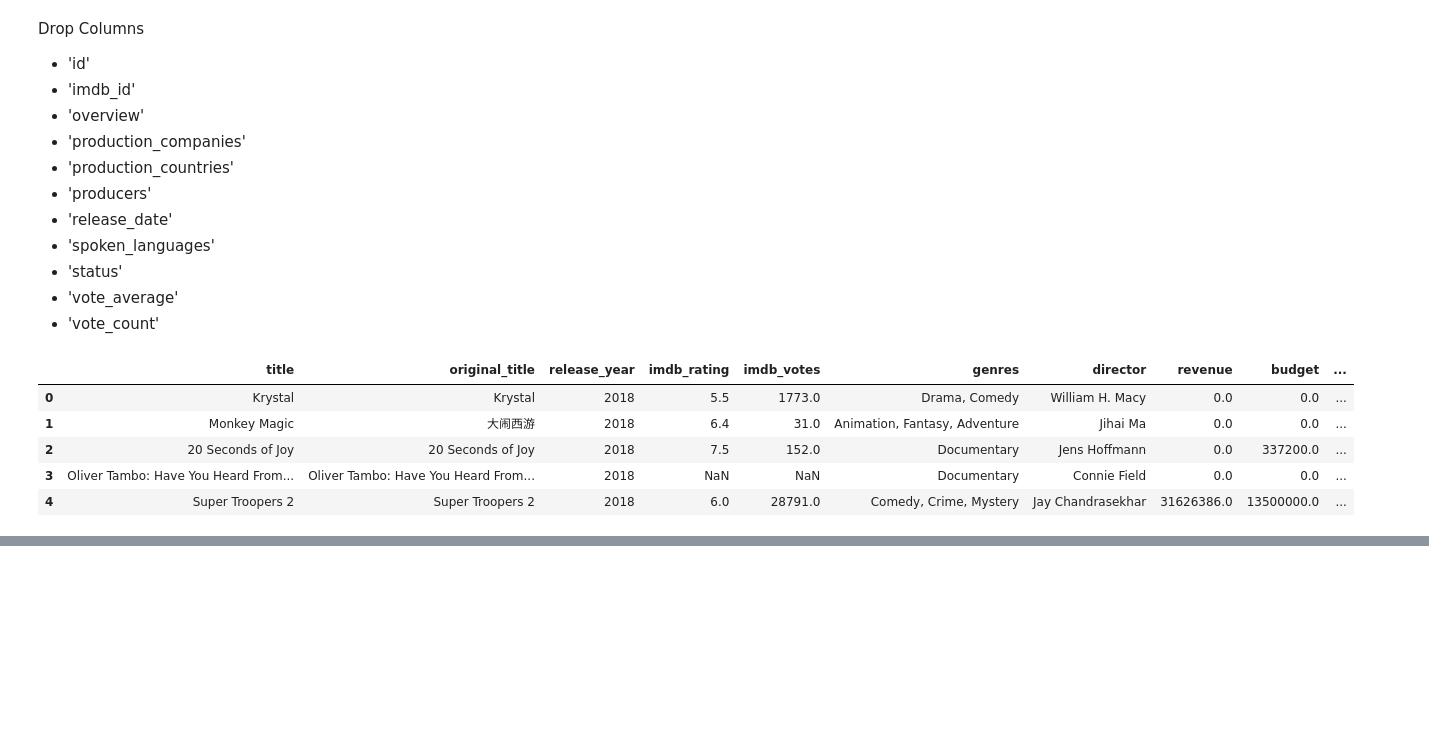
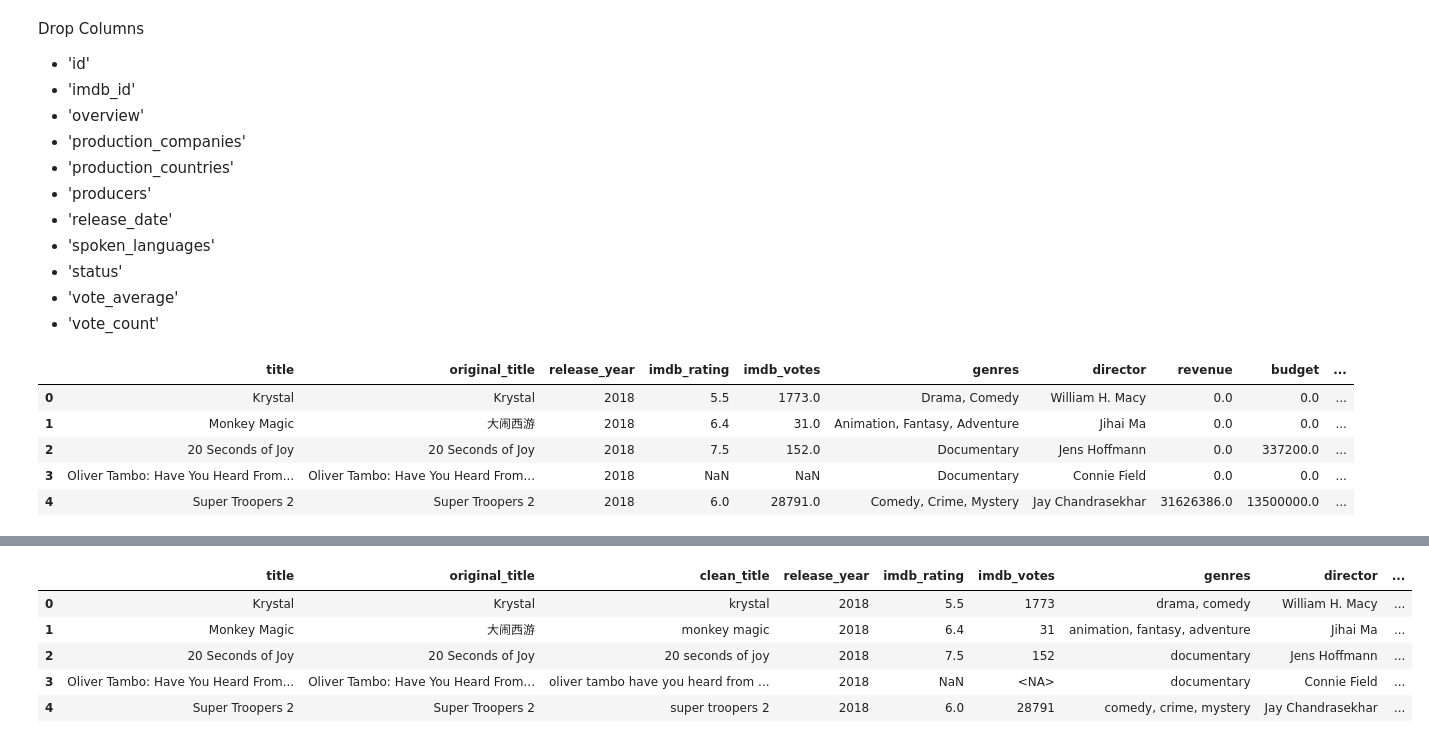
Before and after one commit to bruhu/film-sentiment-analysis, a Jupyter notebook: notebooks/tmdb_data.ipynb, the cells around one changed output, grey strips where cells are left out. Saved outputs shown, nothing was run; the diff lists cells and outputs as text; code cells hidden in the pictures; blank space fills up the shorter version.

Commit message:
floats to integers

```diff
--- a/notebooks/tmdb_data.ipynb
+++ b/notebooks/tmdb_data.ipynb
@@ -217,0 +227,15 @@ df_2018.head()
+# %%
+# float columns to int
+
+columns_to_convert = ['imdb_votes', 'revenue', 'budget', 'runtime']  # Example columns
+
+df_2018[columns_to_convert] = df_2018[columns_to_convert].astype('Int64', errors='ignore')
+
+df_2018.head()
+# %% [output]
+|  | title | original_title | clean_title | release_year | imdb_rating | imdb_votes | genres | director | ... |
+| 0 | Krystal | Krystal | krystal | 2018 | 5.5 | 1773 | drama, comedy | William H. Macy | ... |
+| 1 | Monkey Magic | 大闹西游 | monkey magic | 2018 | 6.4 | 31 | animation, fantasy, adventure | Jihai Ma | ... |
+| 2 | 20 Seconds of Joy | 20 Seconds of Joy | 20 seconds of joy | 2018 | 7.5 | 152 | documentary | Jens Hoffmann | ... |
+| 3 | Oliver Tambo: Have You Heard From... | Oliver Tambo: Have You Heard From... | oliver tambo have you heard from ... | 2018 | NaN | <NA> | documentary | Connie Field | ... |
+| 4 | Super Troopers 2 | Super Troopers 2 | super troopers 2 | 2018 | 6.0 | 28791 | comedy, crime, mystery | Jay Chandrasekhar | ... |
```
Also changed, not shown: parts of 3 cells of this notebook.
